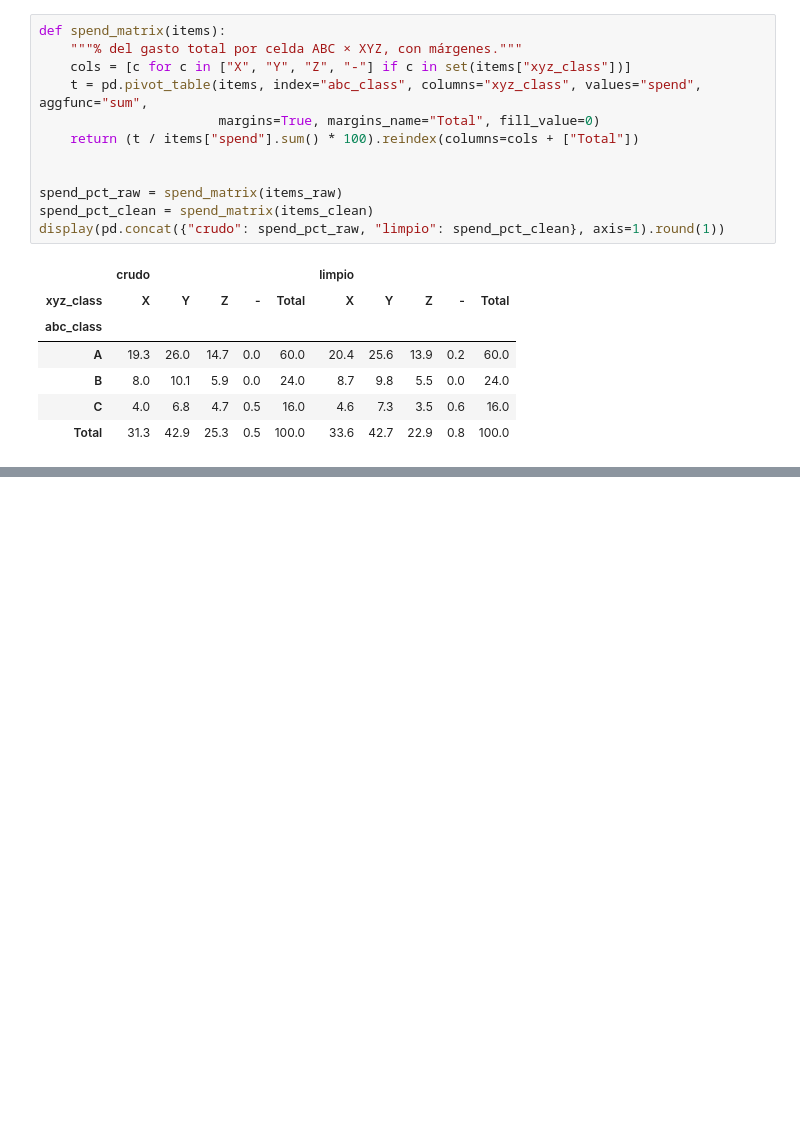
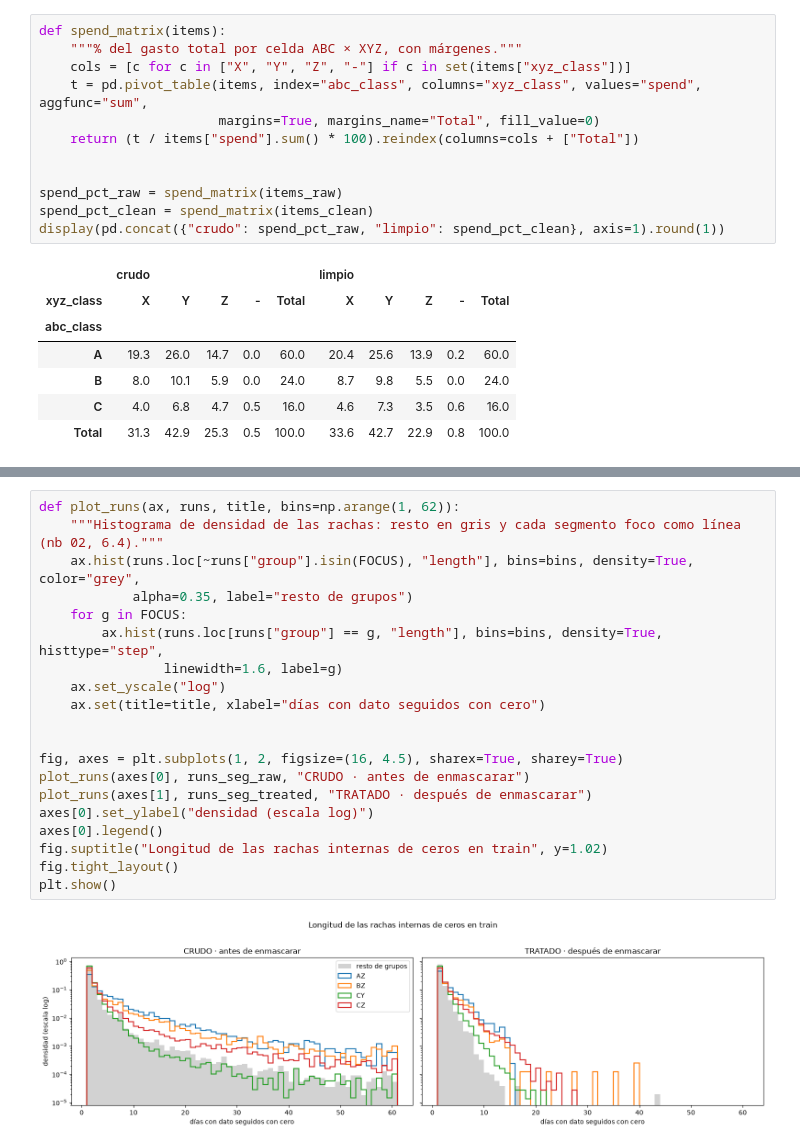
Before and after one commit to JoseSalas98/demand-forecasting-replenishment, a Jupyter notebook: notebooks/03_abc_xyz_train.ipynb, the cells around one changed output, grey strips where cells are left out. Saved outputs shown, nothing was run; the diff lists cells and outputs as text; blank space fills up the shorter version.

```diff
--- a/notebooks/03_abc_xyz_train.ipynb
+++ b/notebooks/03_abc_xyz_train.ipynb
@@ -1976,0 +2281,22 @@ display(pd.concat({"crudo": spend_pct_raw, "limpio": spend_pct_clean}, axis=1).r
+# %%
+def plot_runs(ax, runs, title, bins=np.arange(1, 62)):
+    """Histograma de densidad de las rachas: resto en gris y cada segmento foco como línea (nb 02, 6.4)."""
+    ax.hist(runs.loc[~runs["group"].isin(FOCUS), "length"], bins=bins, density=True, color="grey",
+            alpha=0.35, label="resto de grupos")
+    for g in FOCUS:
+        ax.hist(runs.loc[runs["group"] == g, "length"], bins=bins, density=True, histtype="step",
+                linewidth=1.6, label=g)
+    ax.set_yscale("log")
+    ax.set(title=title, xlabel="días con dato seguidos con cero")
+
+
+fig, axes = plt.subplots(1, 2, figsize=(16, 4.5), sharex=True, sharey=True)
+plot_runs(axes[0], runs_seg_raw, "CRUDO · antes de enmascarar")
+plot_runs(axes[1], runs_seg_treated, "TRATADO · después de enmascarar")
+axes[0].set_ylabel("densidad (escala log)")
+axes[0].legend()
+fig.suptitle("Longitud de las rachas internas de ceros en train", y=1.02)
+fig.tight_layout()
+plt.show()
+# %% [output]
+[figure, added]
```
Also changed, not shown: parts of 35 cells of this notebook.
